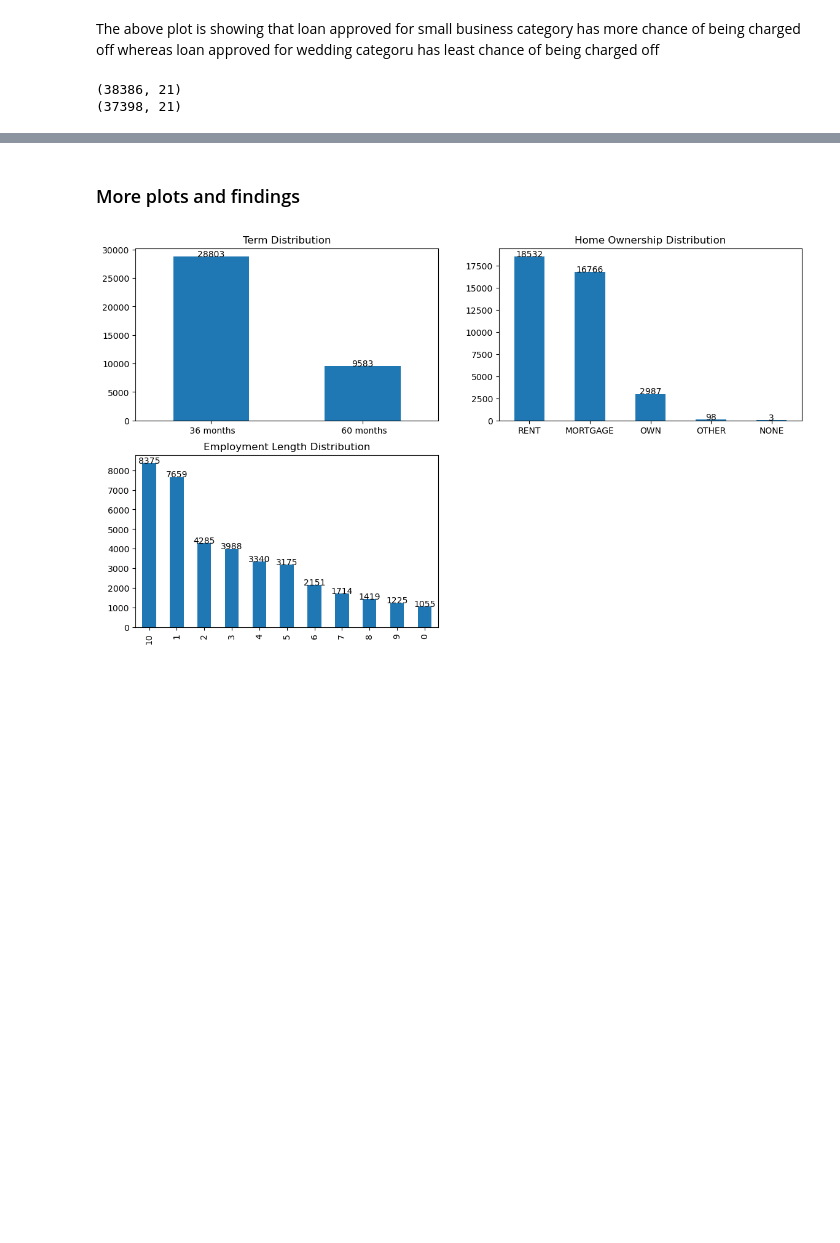
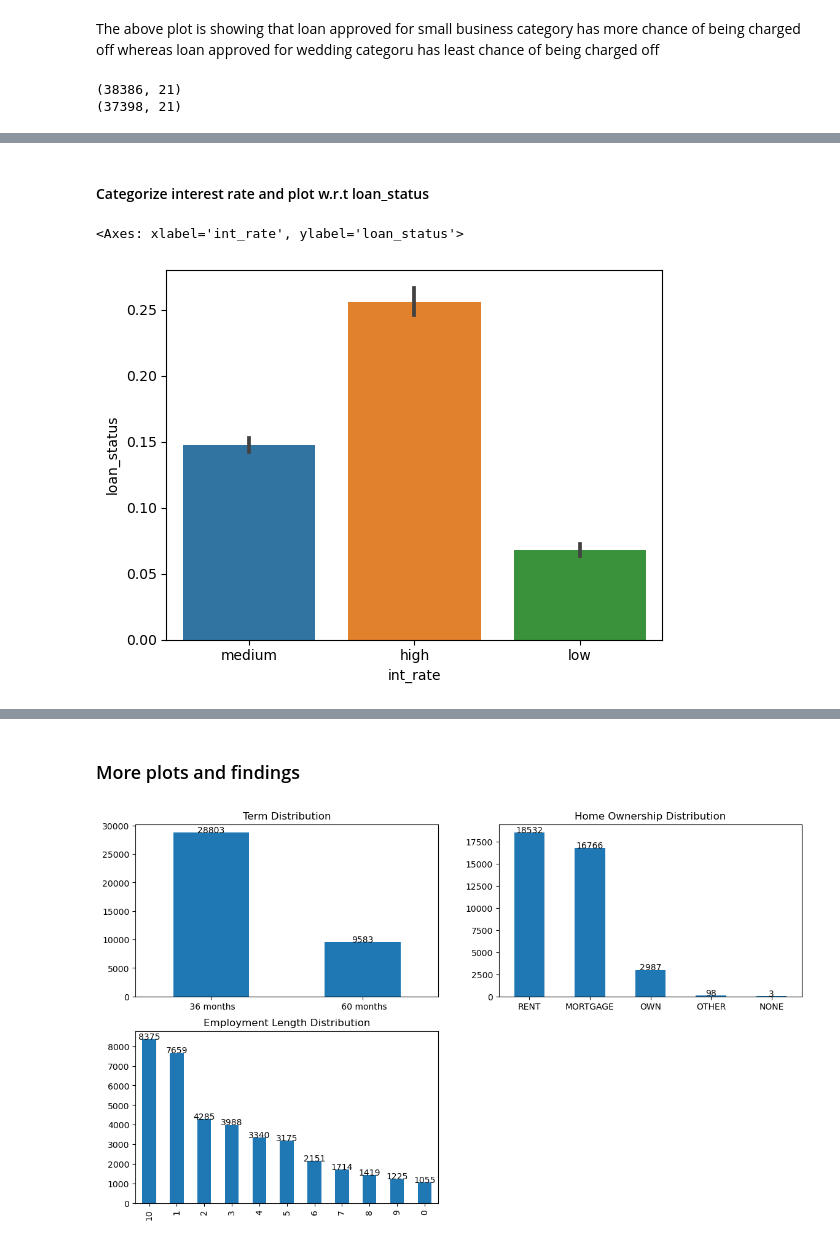
Before and after one commit to alokkmukherji/LendingClubCaseStudy, a Jupyter notebook: C54_LendingClubCaseStudy_AlokeKumarMukherjee_AkshayKachroo.ipynb, the cells around one changed output, grey strips where cells are left out. Saved outputs shown, nothing was run; the diff lists cells and outputs as text; code cells hidden in the pictures; blank space fills up the shorter version.

```diff
--- a/C54_LendingClubCaseStudy_AlokeKumarMukherjee_AkshayKachroo.ipynb
+++ b/C54_LendingClubCaseStudy_AlokeKumarMukherjee_AkshayKachroo.ipynb
@@ -401,0 +450,16 @@ print(loan_df_new.shape)
+# %% [markdown]
+#### Categorize interest rate and plot w.r.t loan_status
+# %%
+def interest_rate(n):
+    if n <= 10:
+        return 'low'
+    elif n > 10 and n <=15:
+        return 'medium'
+    else:
+        return 'high'
+
+loan_df_new_temp['int_rate'] = loan_df_new_temp['int_rate'].apply(lambda x: interest_rate(x))
+sns.barplot(x='int_rate', y='loan_status', data=loan_df_new_temp)
+# %% [output]
+<Axes: xlabel='int_rate', ylabel='loan_status'>
+[figure, added]
```
Also changed, not shown: parts of 12 cells of this notebook, 1 other file.
